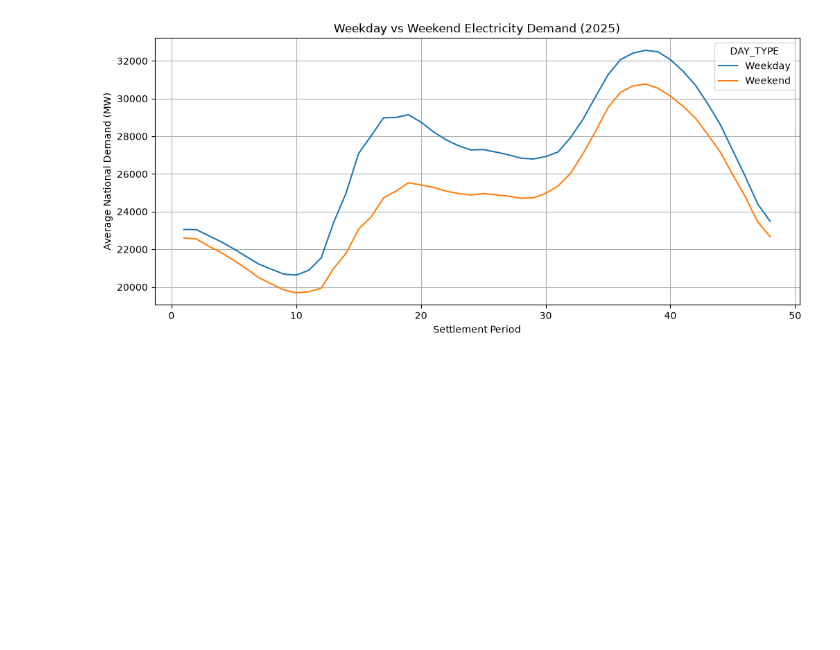
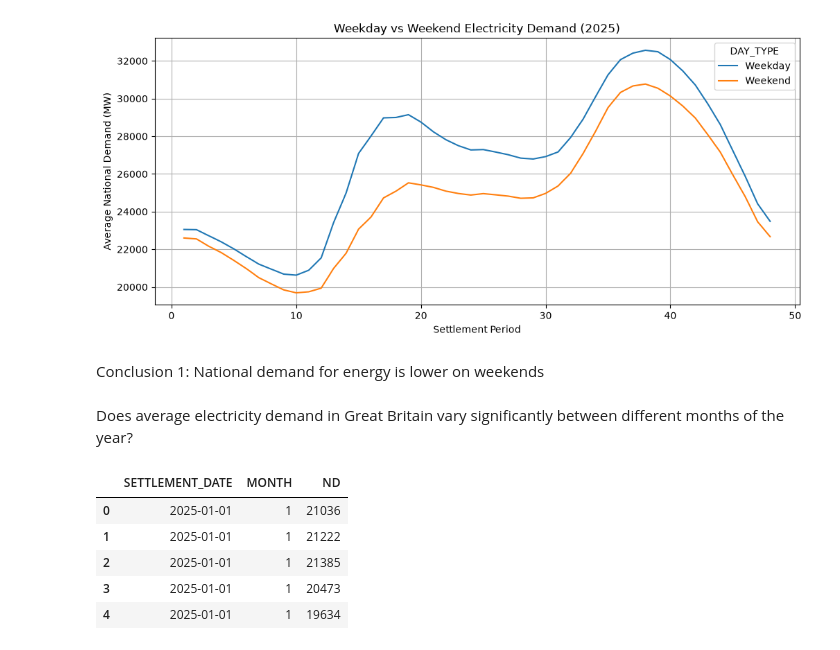
Before and after one commit to godgoku123/energy-forecasting, a Jupyter notebook: 01_data_exploration.ipynb, the cells around one changed output. Cells and saved outputs as stored; diff of their text form; code cells hidden in the pictures; blank space fills up the shorter version.

```diff
--- a/01_data_exploration.ipynb
+++ b/01_data_exploration.ipynb
@@ -207,3 +210,7 @@ plt.grid(True)
 plt.show()
 # %% [output]
 [figure]
+# %% [markdown]
+Conclusion 1: National demand for energy is lower on weekends
+# %% [markdown]
+Does average electricity demand in Great Britain vary significantly between different months of the year?
@@ -209,0 +219,9 @@ plt.show()
+# %%
+df[["SETTLEMENT_DATE", "MONTH", "ND"]].head()
+# %% [output]
+|  | SETTLEMENT_DATE | MONTH | ND |
+| 0 | 2025-01-01 | 1 | 21036 |
+| 1 | 2025-01-01 | 1 | 21222 |
+| 2 | 2025-01-01 | 1 | 21385 |
+| 3 | 2025-01-01 | 1 | 20473 |
+| 4 | 2025-01-01 | 1 | 19634 |
```
Also changed, not shown: parts of 9 cells of this notebook.
